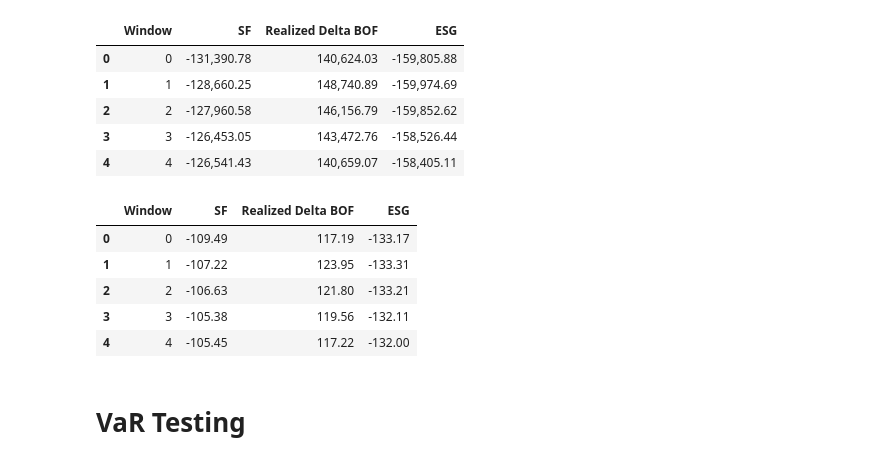
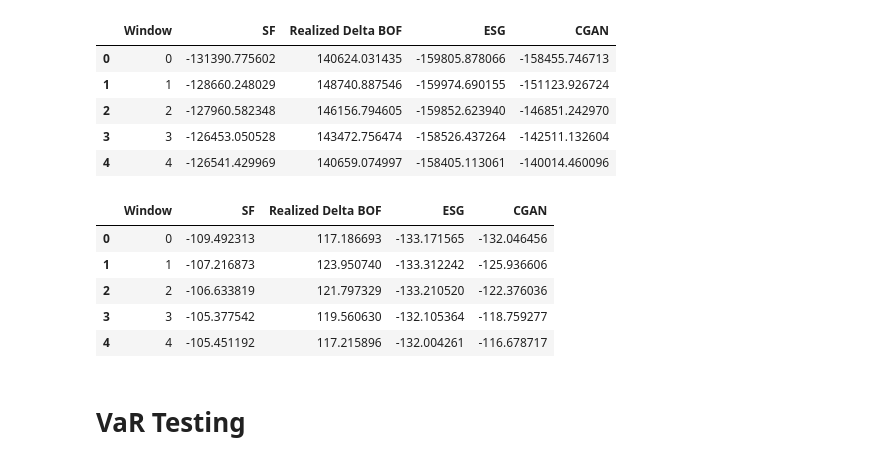
Before and after one commit to nickaskari/master-thesis, a Jupyter notebook: Result_plotting/results_plotting.ipynb, the cells around one changed output. Saved outputs shown, nothing was run; the diff lists cells and outputs as text; code cells hidden in the pictures.

```diff
--- a/Result_plotting/results_plotting.ipynb
+++ b/Result_plotting/results_plotting.ipynb
@@ -41,0 +42,7 @@ esg.head()
+# %%
+portfolio = pd.read_csv('Portfolio.csv')
+portfolio = portfolio.reset_index().rename(columns={'index': 'window'})
+portfolio.rename(columns={'scr_values': 'CGAN'}, inplace=True)
+portfolio.drop(columns=['realized_delta_bof'], inplace=True, errors='ignore')
+
+portfolio.head()
@@ -42,34 +56,43 @@ esg.head()
 # %%
 plot_df = pd.merge(
     sf[['Window', 'SF', 'Realized Delta BOF']],
     esg[['Window', 'ESG']],
     on='Window',
-    how='inner'
+    how='inner',
 )
 
+plot_df = pd.merge(
+    plot_df,
+    portfolio[['window', 'CGAN']],
+    left_on='Window',
+    right_on='window',
+    how='inner'
+).drop(columns=['window'])
+
 plot_df.head()
 # %% [output]
-|  | Window | SF | Realized Delta BOF | ESG |
-| 0 | 0 | -131,390.78 | 140,624.03 | -159,805.88 |
-| 1 | 1 | -128,660.25 | 148,740.89 | -159,974.69 |
-| 2 | 2 | -127,960.58 | 146,156.79 | -159,852.62 |
-| 3 | 3 | -126,453.05 | 143,472.76 | -158,526.44 |
-| 4 | 4 | -126,541.43 | 140,659.07 | -158,405.11 |
+|  | Window | SF | Realized Delta BOF | ESG | CGAN |
+| 0 | 0 | -131390.775602 | 140624.031435 | -159805.878066 | -158455.746713 |
+| 1 | 1 | -128660.248029 | 148740.887546 | -159974.690155 | -151123.926724 |
+| 2 | 2 | -127960.582348 | 146156.794605 | -159852.623940 | -146851.242970 |
+| 3 | 3 | -126453.050528 | 143472.756474 | -158526.437264 | -142511.132604 |
+| 4 | 4 | -126541.429969 | 140659.074997 | -158405.113061 | -140014.460096 |
 # %%
 # Divide all entries in the columns 'SF', 'ESG' and 'Realized Delta BOF' by 1000000
 
 plot_df['SF'] = (plot_df['SF'] / 120000) * 100
 plot_df['ESG'] = (plot_df['ESG'] / 120000) * 100
+plot_df['CGAN'] = (plot_df['CGAN'] / 120000) * 100
 plot_df['Realized Delta BOF'] = (plot_df['Realized Delta BOF'] / 120000) * 100
 
 plot_df.head()
 # %% [output]
-|  | Window | SF | Realized Delta BOF | ESG |
-| 0 | 0 | -109.49 | 117.19 | -133.17 |
-| 1 | 1 | -107.22 | 123.95 | -133.31 |
-| 2 | 2 | -106.63 | 121.80 | -133.21 |
-| 3 | 3 | -105.38 | 119.56 | -132.11 |
-| 4 | 4 | -105.45 | 117.22 | -132.00 |
+|  | Window | SF | Realized Delta BOF | ESG | CGAN |
+| 0 | 0 | -109.492313 | 117.186693 | -133.171565 | -132.046456 |
+| 1 | 1 | -107.216873 | 123.950740 | -133.312242 | -125.936606 |
+| 2 | 2 | -106.633819 | 121.797329 | -133.210520 | -122.376036 |
+| 3 | 3 | -105.377542 | 119.560630 | -132.105364 | -118.759277 |
+| 4 | 4 | -105.451192 | 117.215896 | -132.004261 | -116.678717 |
 # %% [markdown]
 # VaR Testing
 # %%
```
Also changed, not shown: parts of 19 cells of this notebook, 7 other files.
